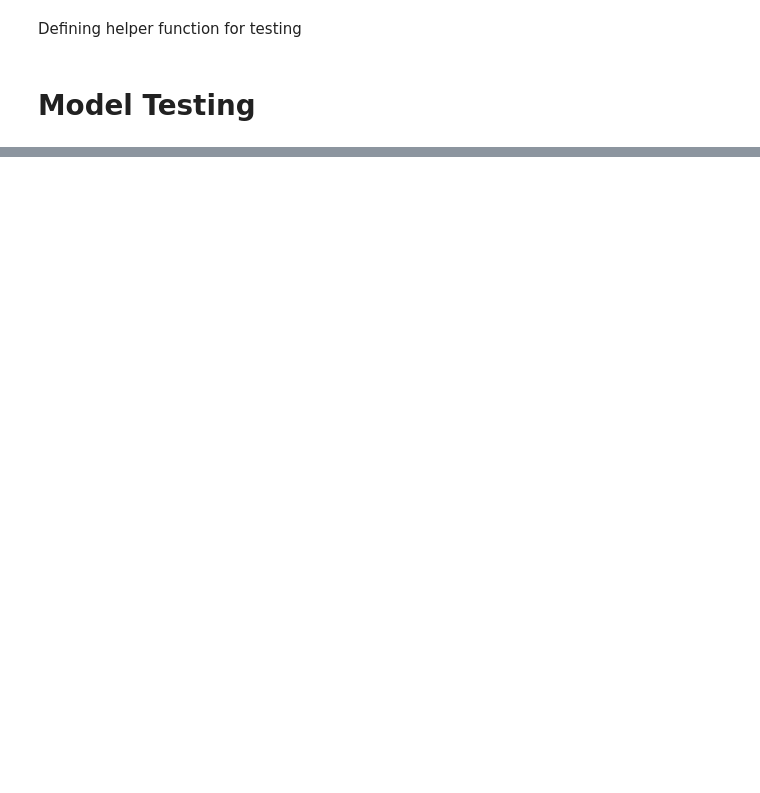
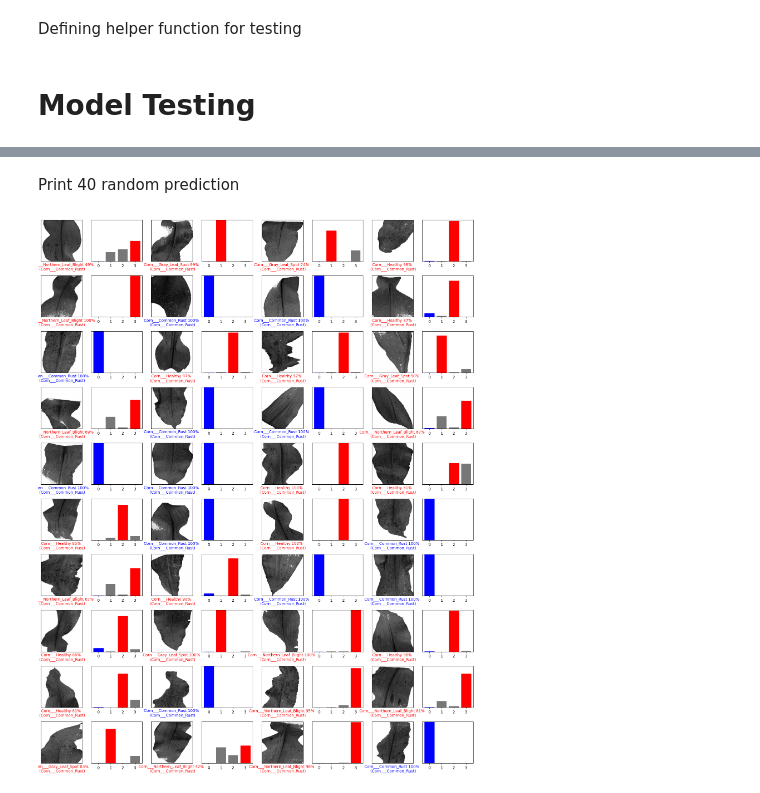
Before and after one commit to enricofindley/ds-project, a Jupyter notebook: corn-leaf-disease-classification-with-fcm-lstm.ipynb, the cells around one changed output, grey strips where cells are left out. Saved outputs shown, nothing was run; the diff lists cells and outputs as text; code cells hidden in the pictures; blank space fills up the shorter version.

```diff
--- a/corn-leaf-disease-classification-with-fcm-lstm.ipynb
+++ b/corn-leaf-disease-classification-with-fcm-lstm.ipynb
@@ -398,4 +392,4 @@ IndexError: index 0 is out of bounds for axis 0 with size 0
 # %%
-predict_model = keras.models.load_model('6foldmodel.h5')
+predict_model = keras.models.load_model('3foldmodel.h5')
 predictions = predict_model.predict(x_test)
 # %% [output]
@@ -411,12 +409,19 @@ plt.show()
+# %% [markdown]
+Print 40 random prediction
 # %%
+import random
+
 num_rows = 100
 num_cols = 4
 num_images = num_rows*num_cols
 plt.figure(figsize=(2*2*num_cols, 2*num_rows))
-for i in range(360,400):
+for i in range(0,40):
+  randomIndex = random.randrange(0, 400, 3)
   plt.subplot(num_rows, 2*num_cols, 2*i+1)
-  plot_image(i, predictions[i], y_test, test_img)
+  plot_image(i, predictions[randomIndex], y_test, x_test)
   plt.subplot(num_rows, 2*num_cols, 2*i+2)
-  plot_value_array(i, predictions[i], y_test)
+  plot_value_array(i, predictions[randomIndex], y_test)
 plt.tight_layout()
 plt.show()
+# %% [output]
+[figure, added]
```
Also changed, not shown: parts of 15 cells of this notebook.
